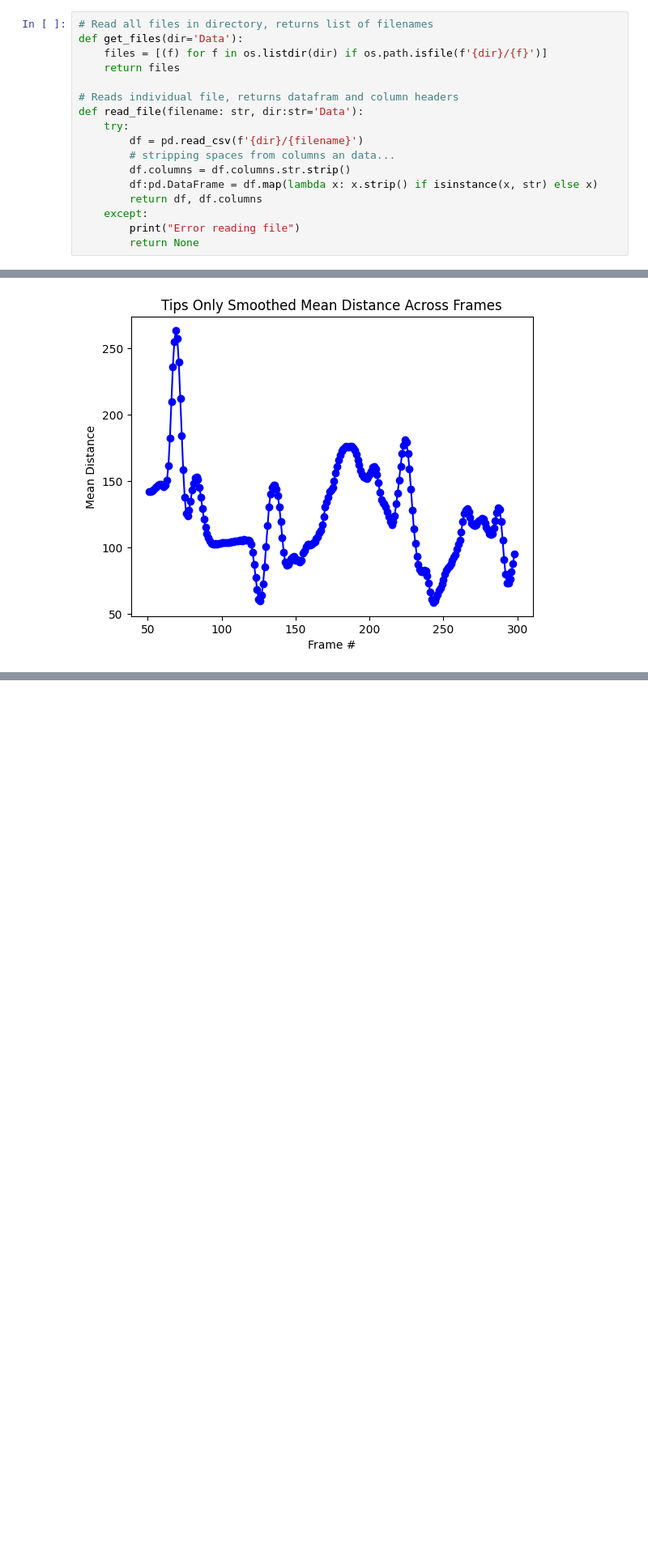
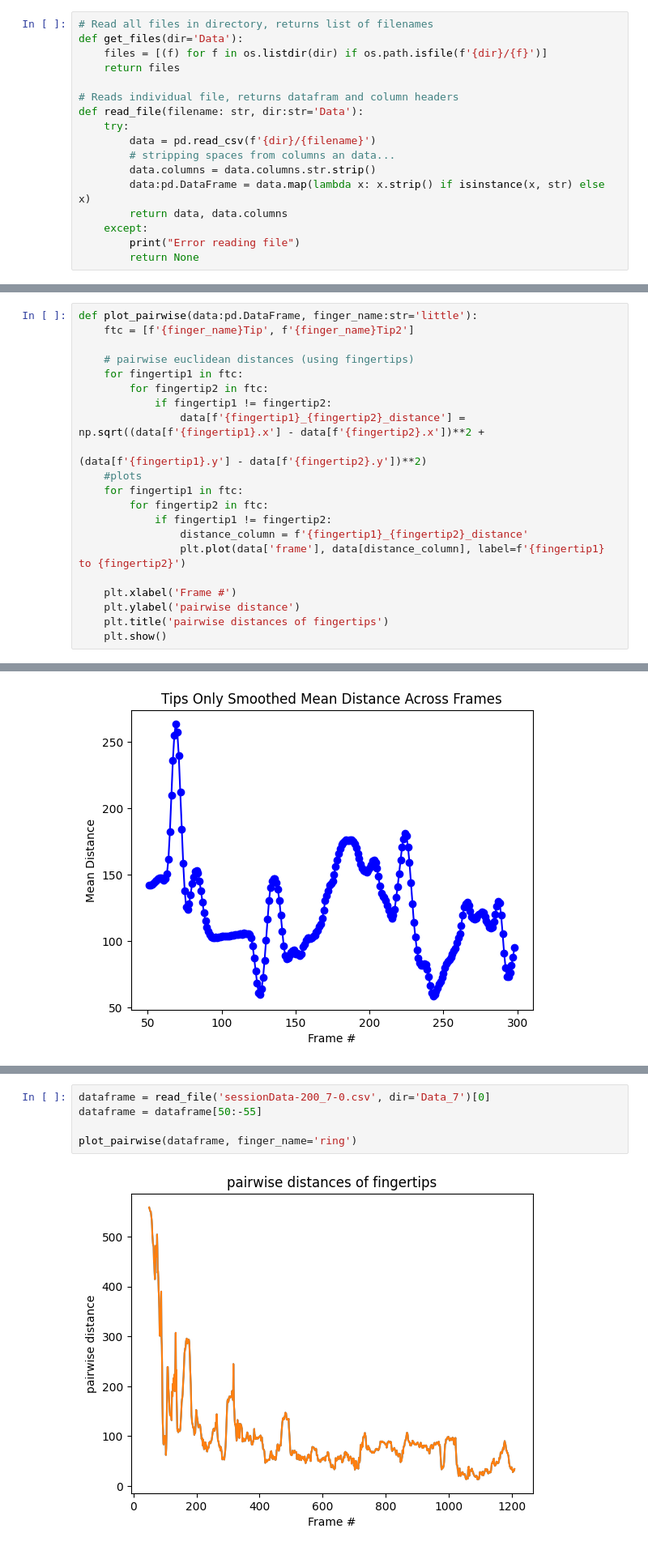
Before and after one commit to csu-hci-projects/FA23-FoldAR-Step-by-step-Instructions-for-Folding-Paper-Models-in-AR, a Jupyter notebook: FoldAR_Analysis.ipynb, the cells around one changed output, grey strips where cells are left out. Shown at 81% size. Drawn from its saved outputs; the diff is of its cells as text; blank space fills up the shorter version.

Commit message:
Defined plot_pairwise

```diff
--- a/FoldAR_Analysis.ipynb
+++ b/FoldAR_Analysis.ipynb
@@ -45,11 +45,11 @@ def get_files(dir='Data'):
 # Reads individual file, returns datafram and column headers
 def read_file(filename: str, dir:str='Data'):
     try:
-        df = pd.read_csv(f'{dir}/{filename}')
+        data = pd.read_csv(f'{dir}/{filename}')
         # stripping spaces from columns an data...
-        df.columns = df.columns.str.strip()
-        df:pd.DataFrame = df.map(lambda x: x.strip() if isinstance(x, str) else x)
-        return df, df.columns
+        data.columns = data.columns.str.strip()
+        data:pd.DataFrame = data.map(lambda x: x.strip() if isinstance(x, str) else x)
+        return data, data.columns
     except:
         print("Error reading file")
         return None
@@ -195,3 +195,24 @@ def plot_path(data):
+# %%
+def plot_pairwise(data:pd.DataFrame, finger_name:str='little'):
+    ftc = [f'{finger_name}Tip', f'{finger_name}Tip2']
+
+    # pairwise euclidean distances (using fingertips)
+    for fingertip1 in ftc:
+        for fingertip2 in ftc:
+            if fingertip1 != fingertip2:
+                data[f'{fingertip1}_{fingertip2}_distance'] = np.sqrt((data[f'{fingertip1}.x'] - data[f'{fingertip2}.x'])**2 +
+                                                                    (data[f'{fingertip1}.y'] - data[f'{fingertip2}.y'])**2)
+    #plots
+    for fingertip1 in ftc:
+        for fingertip2 in ftc:
+            if fingertip1 != fingertip2:
+                distance_column = f'{fingertip1}_{fingertip2}_distance'
+                plt.plot(data['frame'], data[distance_column], label=f'{fingertip1} to {fingertip2}')
+
+    plt.xlabel('Frame #')
+    plt.ylabel('pairwise distance')
+    plt.title('pairwise distances of fingertips')
+    plt.show()
 # %%
 files = ['sessionData-102-0.csv', 'sessionData-205-0.csv', 'sessionData-301-0.csv']
 
@@ -280,0 +267,7 @@ plt.show()
+# %%
+dataframe = read_file('sessionData-200_7-0.csv', dir='Data_7')[0]
+dataframe = dataframe[50:-55]
+
+plot_pairwise(dataframe, finger_name='ring')
+# %% [output]
+[figure, added]
```
Also changed, not shown: parts of 4 cells of this notebook.
